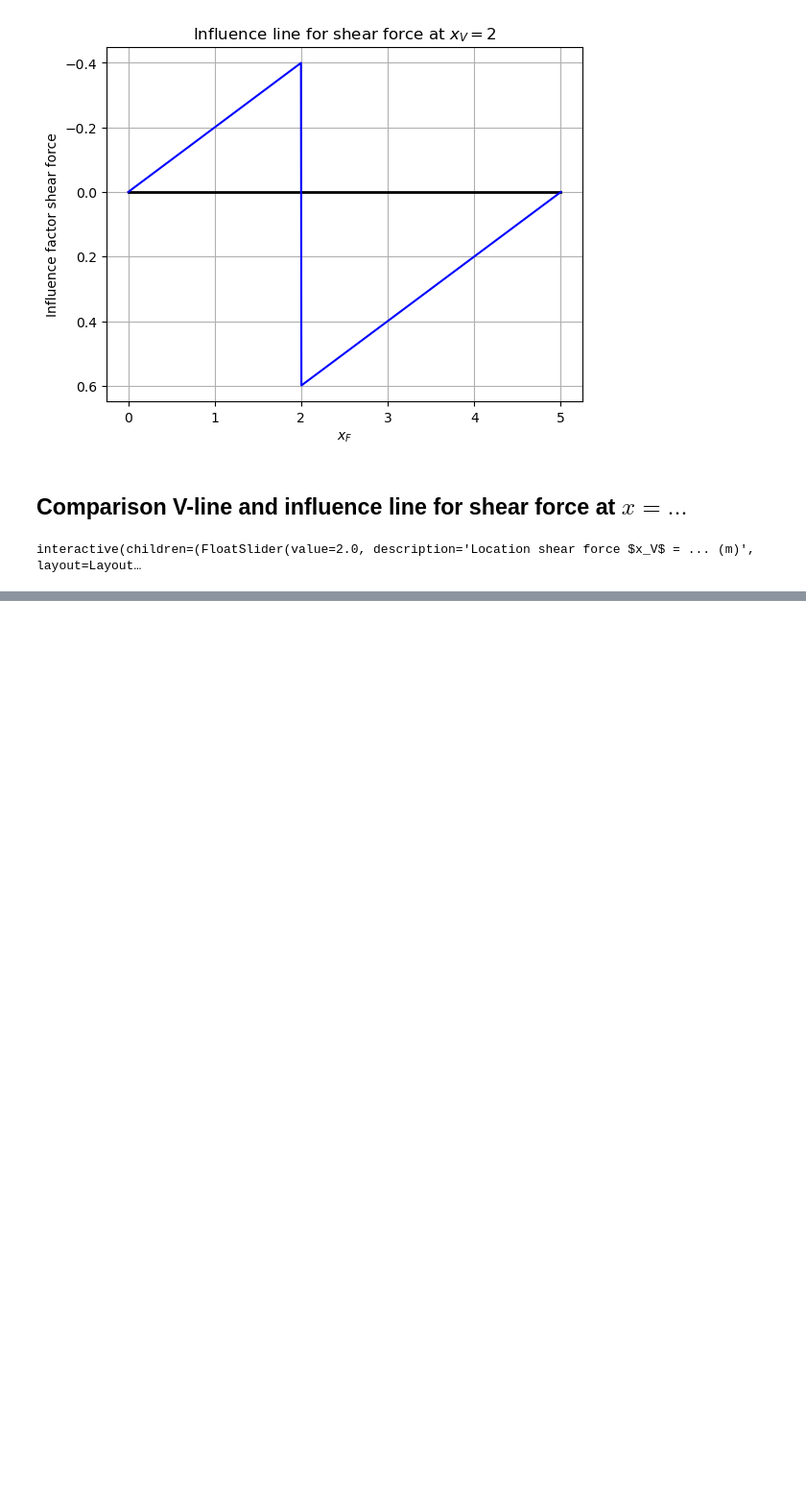
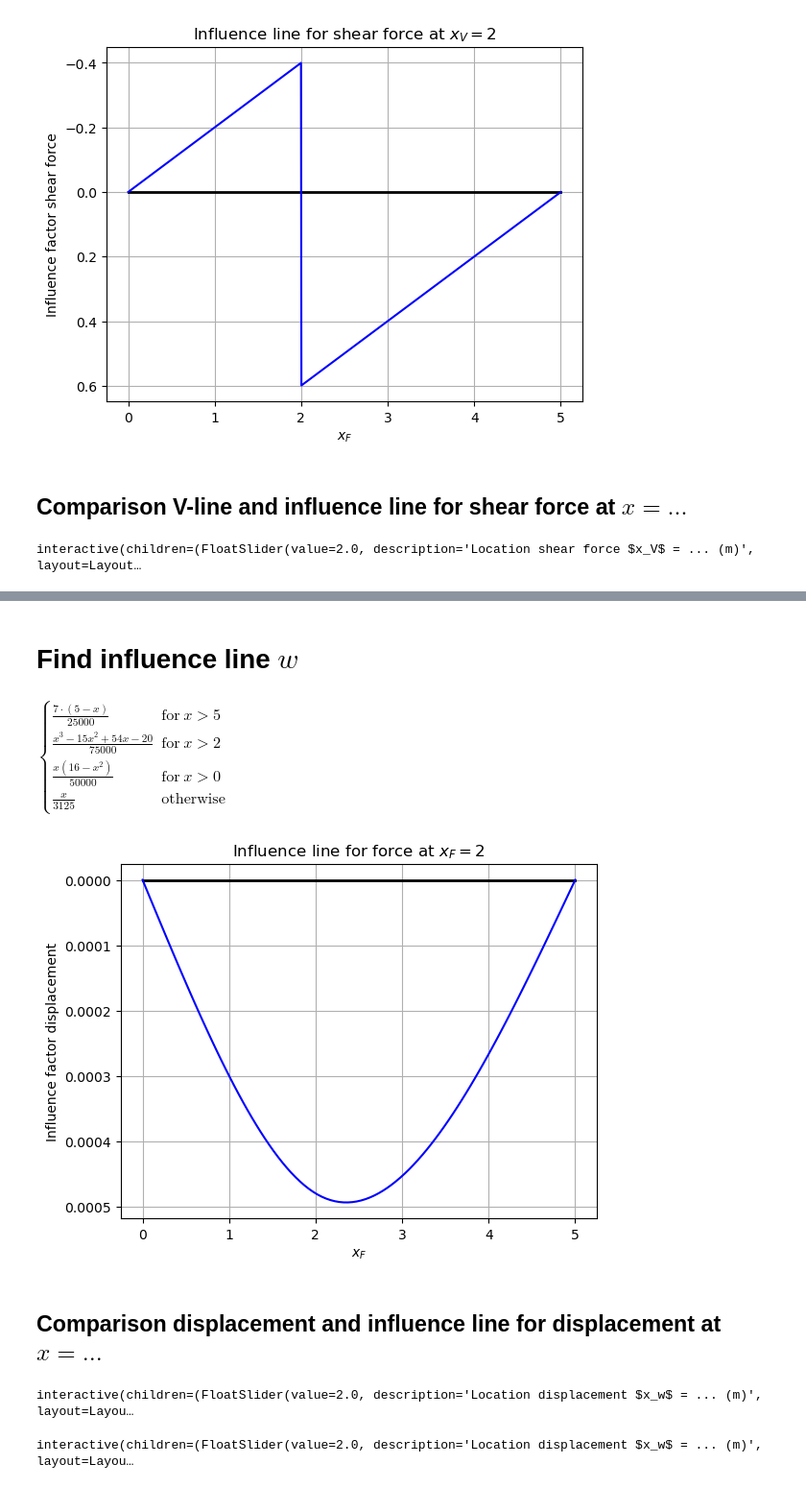
Before and after one commit to Tom-van-Woudenberg/Shared_notebooks, a Jupyter notebook: Structural_Mechanics_4/Interactive_influence_line_simple.ipynb, the cells around one changed output, grey strips where cells are left out. Shown at 96% size. Cells and saved outputs as stored; diff of their text form; code cells hidden in the pictures; blank space fills up the shorter version.

Commit message:
added w- and phi-line

```diff
--- a/Structural_Mechanics_4/Interactive_influence_line_simple.ipynb
+++ b/Structural_Mechanics_4/Interactive_influence_line_simple.ipynb
@@ -309,0 +347,80 @@ interactive(children=(FloatSlider(value=2.0, description='Location shear force $
+# %% [markdown]
+# Find influence line $w$
+# %%
+display(sp.simplify(w_subs.rewrite(sp.Piecewise)))
+x_plot = np.linspace(0,5,100)
+plt.plot([0,5],[0,0],color='black',linewidth=2)
+plt.plot(x_plot,w_numpy(L=5,a=2,EI=5000,x=x_plot),color="blue")
+plt.xlabel('$x_F$')
+plt.ylabel('Influence factor displacement')
+axs = plt.gca()
+axs.grid()
+axs.invert_yaxis()
+title0 = 'Influence line for force at $x_F =  2 $'
+axs.set_title(title0);
+# %% [output]
+$\displaystyle \begin{cases} \frac{7 \cdot \left(5 - x\right)}{25000} & \text{for}\: x > 5 \\\frac{x^{3} - 15 x^{2} + 54 x - 20}{75000} & \text{for}\: x > 2 \\\frac{x \left(16 - x^{2}\right)}{50000} & \text{for}\: x > 0 \\\frac{x}{3125} & \text{otherwise} \end{cases}$
+[figure, added]
+# %% [markdown]
+## Comparison displacement and influence line for displacement at $x = ...$ #
+# %%
+def func(a,b):
+    x = np.linspace(0,5.0001,1200)
+    fig, axs = plt.subplots(2, 1, figsize=(7, 6))
+    axs[0].plot([0,5],[0,0],color='black',linewidth=2)
+    axs[0].grid()
+    axs[0].plot(x,w_numpy(5,b,5000,x),color='blue')
+    axs[0].plot(a,w_numpy(5,b,5000,a),marker='o')
+    axs[0].annotate('%.2f mm' % np.round(w_numpy(5,b,5000,a)*1000,2),xy = [a,w_numpy(5,b,5000,a)-0.00005])
+    axs[0].annotate(text='', xy=(b,0), xytext=(b,-0.0001), arrowprops=dict(arrowstyle='simple'))
+    axs[0].set_ylim([-0.00005,0.0006])
+    axs[0].invert_yaxis()
+    title0 = 'Displacement for force at at $x_F = '+str(b)+'$, showing displacement at $x_w = '+str(a)+'$'
+    axs[0].set_title(title0)
+    axs[1].plot([0,5],[0,0],color='black',linewidth=2)
+    axs[1].grid()
+    axs[1].plot(x,w_numpy(5,a,5000,x),color='blue')
+    axs[1].plot(b,w_numpy(5,a,5000,b),marker='o')
+    axs[1].annotate('%.2f mm' % np.round(w_numpy(5,a,5000,b)*1000,2),xy = [b,w_numpy(5,a,5000,b)-0.00005])
+    axs[1].set_ylim([-0.00005,0.0006])
+    axs[1].invert_yaxis()
+    title1 = 'Influence line for displacement at $x_w = '+str(a)+'$'
+    axs[1].set_title(title1)
+
+
+interact(func, a = widgets.FloatSlider(min=0, max=5, value=2, step=0.2, description="Location displacement $x_w$ = ... (m)",readout_format='.1f',style= {'description_width': '250px'},layout = {'width': '500px'}),
+         b = widgets.FloatSlider(min=0, max=5, value=2, step=0.2, description="Location force $x_F$ = ... (m)",readout_format='.1f',style= {'description_width': '250px'},layout = {'width': '500px'}) );
+# %% [output]
+interactive(children=(FloatSlider(value=2.0, description='Location displacement $x_w$ = ... (m)', layout=Layou…
+# %%
+def func(a,b):
+    x = np.linspace(0,5.0001,1200)
+    fig, axs = plt.subplots(2, 1, figsize=(7, 6))
+    axs[0].plot([0,5],[0,0],color='black',linewidth=2)
+    axs[0].plot(x,w_numpy(5,a,5000,x),color='blue',linestyle='--')
+    axs[0].plot(b,w_numpy(5,b,5000,a),marker='x')
+    axs[0].annotate('%.2f mm' % np.round(w_numpy(5,b,5000,a)*1000,2),xy = [b,w_numpy(5,b,5000,a)-0.00005])
+    axs[0].grid()
+    axs[0].plot(x,w_numpy(5,b,5000,x),color='blue')
+    axs[0].plot(a,w_numpy(5,b,5000,a),marker='o')
+    axs[0].annotate('%.2f mm' % np.round(w_numpy(5,b,5000,a)*1000,2),xy = [a,w_numpy(5,b,5000,a)-0.00005])
+    axs[0].annotate(text='', xy=(b,0), xytext=(b,-0.0001), arrowprops=dict(arrowstyle='simple'))
+    axs[0].set_ylim([-0.00005,0.0006])
+    axs[0].invert_yaxis()
+    title0 = 'Displacement for force at at $x_F = '+str(b)+'$, showing displacement at $x_w = '+str(a)+'$'
+    axs[0].set_title(title0)
+    axs[1].plot([0,5],[0,0],color='black',linewidth=2)
+    axs[1].grid()
+    axs[1].plot(x,w_numpy(5,a,5000,x),color='blue')
+    axs[1].plot(b,w_numpy(5,a,5000,b),marker='o')
+    axs[1].annotate('%.2f mm' % np.round(w_numpy(5,a,5000,b)*1000,2),xy = [b,w_numpy(5,a,5000,b)-0.00005])
+    axs[1].set_ylim([-0.00005,0.0006])
+    axs[1].invert_yaxis()
+    title1 = 'Influence line for displacement at $x_w = '+str(a)+'$'
+    axs[1].set_title(title1)
+
+
+interact(func, a = widgets.FloatSlider(min=0, max=5, value=2, step=0.2, description="Location displacement $x_w$ = ... (m)",readout_format='.1f',style= {'description_width': '250px'},layout = {'width': '500px'}),
+         b = widgets.FloatSlider(min=0, max=5, value=2, step=0.2, description="Location force $x_F$ = ... (m)",readout_format='.1f',style= {'description_width': '250px'},layout = {'width': '500px'}) );
+# %% [output]
+interactive(children=(FloatSlider(value=2.0, description='Location displacement $x_w$ = ... (m)', layout=Layou…
```
Also changed, not shown: parts of 10 cells of this notebook.
